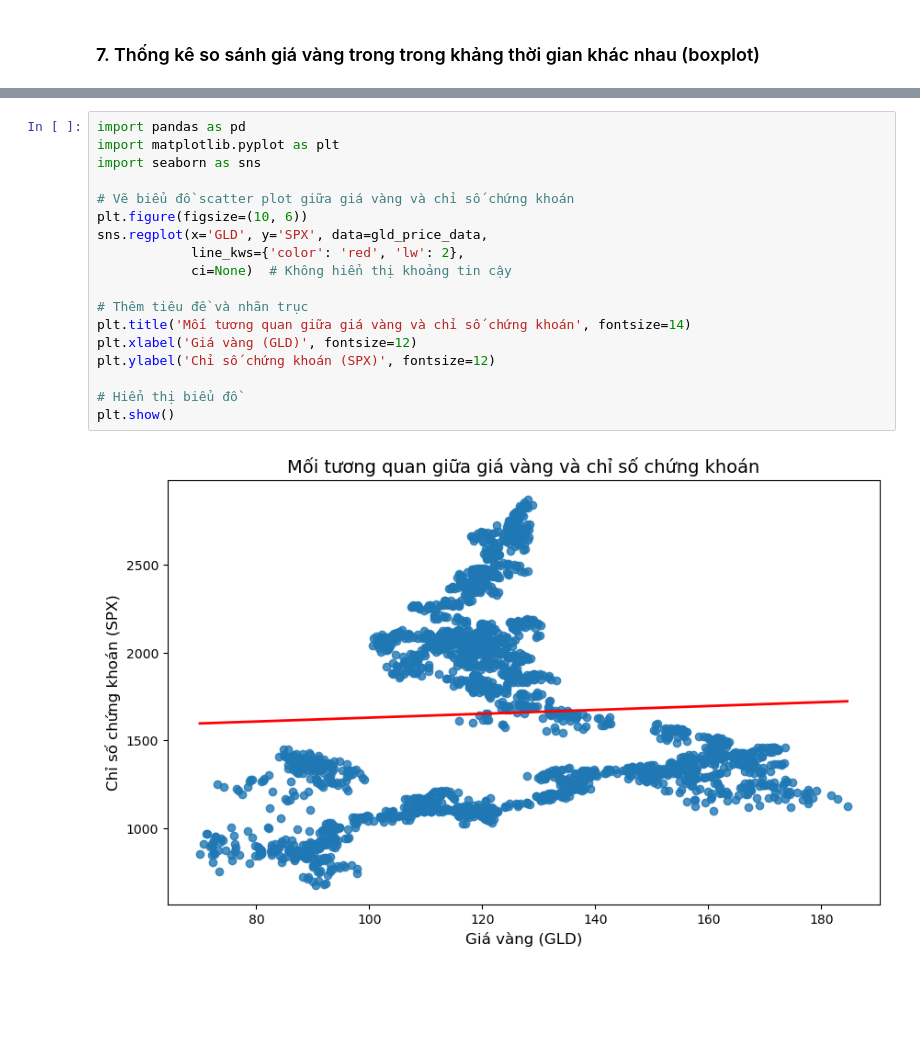
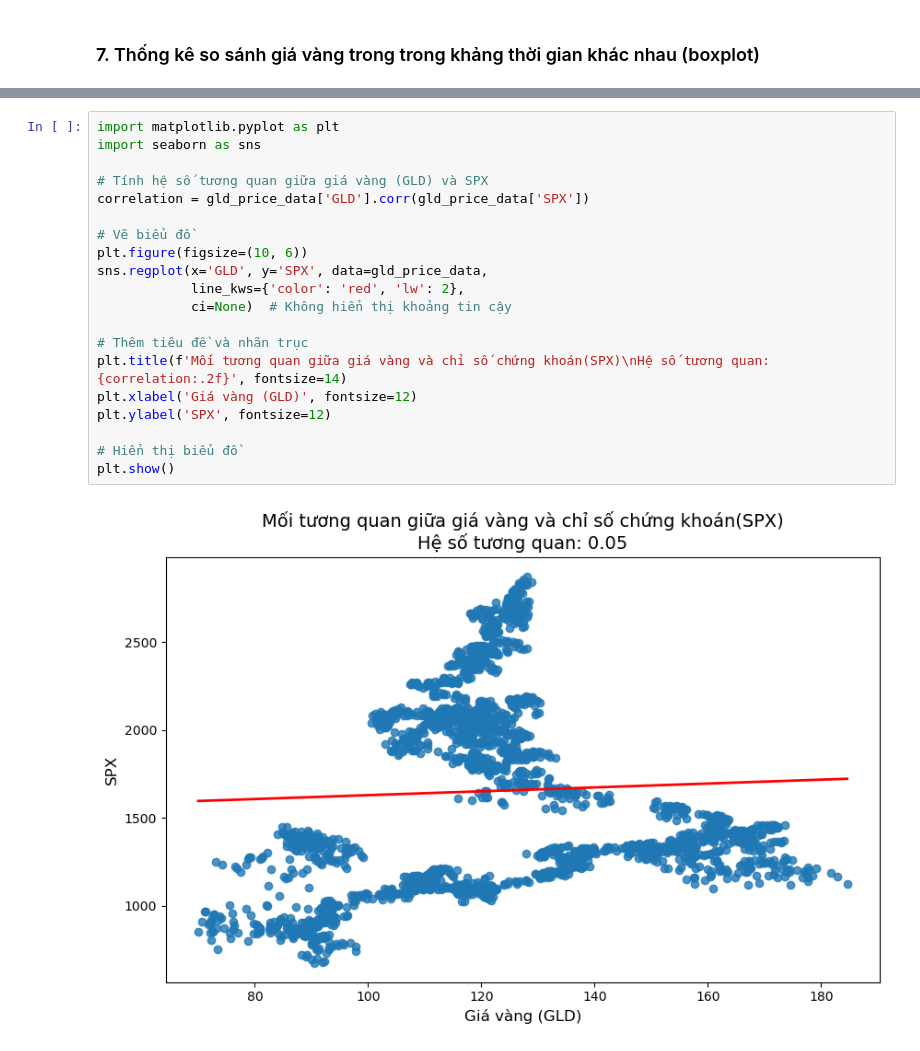
Before and after one commit to thanhpt1110/data-mining, a Jupyter notebook: Code (fixed)/Data-Stats.ipynb, the cells around one changed output, grey strips where cells are left out. Cells and saved outputs as stored; diff of their text form; blank space fills up the shorter version.

Commit message:
chore: refactor code of Data-Stats

```diff
--- a/Code (fixed)/Data-Stats.ipynb
+++ b/Code (fixed)/Data-Stats.ipynb
@@ -187,21 +190,23 @@ Index(['Date', 'SPX', 'GLD', 'USO', 'SLV', 'EUR/USD'], dtype='object')
 # %%
-import pandas as pd
 import matplotlib.pyplot as plt
 import seaborn as sns
 
-# Vẽ biểu đồ scatter plot giữa giá vàng và chỉ số chứng khoán
+# Tính hệ số tương quan giữa giá vàng (GLD) và SPX
+correlation = gld_price_data['GLD'].corr(gld_price_data['SPX'])
+
+# Vẽ biểu đồ
 plt.figure(figsize=(10, 6))
 sns.regplot(x='GLD', y='SPX', data=gld_price_data,
             line_kws={'color': 'red', 'lw': 2},
             ci=None)  # Không hiển thị khoảng tin cậy
 
 # Thêm tiêu đề và nhãn trục
-plt.title('Mối tương quan giữa giá vàng và chỉ số chứng khoán', fontsize=14)
+plt.title(f'Mối tương quan giữa giá vàng và chỉ số chứng khoán(SPX)\nHệ số tương quan: {correlation:.2f}', fontsize=14)
 plt.xlabel('Giá vàng (GLD)', fontsize=12)
-plt.ylabel('Chỉ số chứng khoán (SPX)', fontsize=12)
+plt.ylabel('SPX', fontsize=12)
 
 # Hiển thị biểu đồ
 plt.show()
 # %% [output]
-[figure, old version]
+[figure, new version]
 # %%
```
Also changed, not shown: parts of 5 cells of this notebook, 1 other file.
